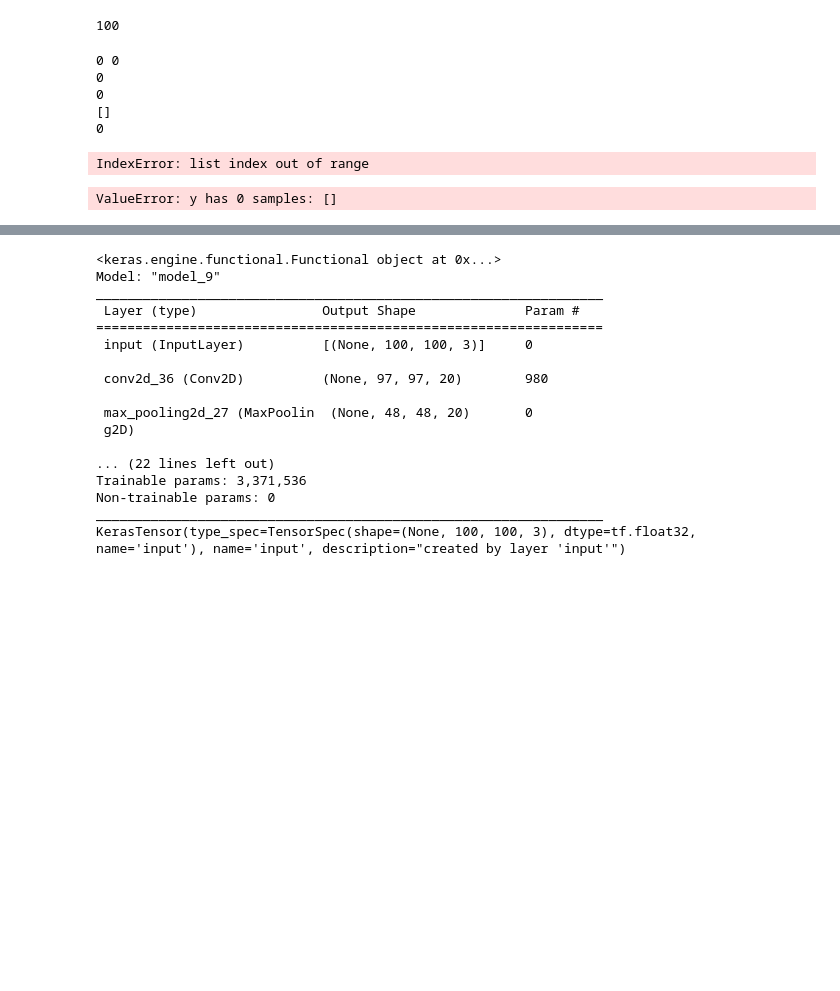
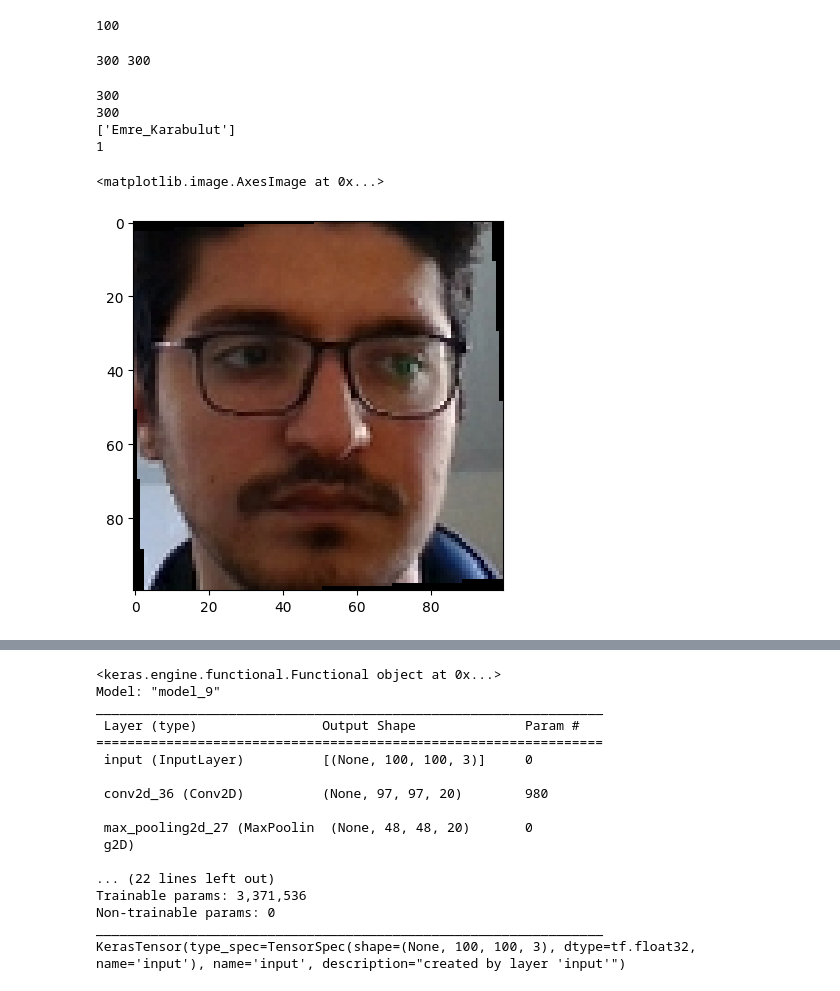
Before and after one commit to EmreKARABLT/chatBot, a Jupyter notebook: ImageProcessing/CNN/cnn_last_version.ipynb, the cells around one changed output, grey strips where cells are left out. Cells and saved outputs as stored; diff of their text form; code cells hidden in the pictures; blank space fills up the shorter version.

```diff
--- a/ImageProcessing/CNN/cnn_last_version.ipynb
+++ b/ImageProcessing/CNN/cnn_last_version.ipynb
@@ -75,13 +75,14 @@ len(x_images)
 LFW data set created
 100
 # %%
-def data_aug(x_images, y_labels):
+def data_aug(x_images, y_labels , copy_number_per_image):
     data = []
     labels = []
     for i in range(len(x_images)):
         img = x_images[i]
         label = y_labels[i]
-        for j in range(3):
+
+        for j in range(copy_number_per_image):
 
             img_ = tf.image.stateless_random_brightness(img, max_delta=0.02, seed=(1, 2))
             img_ = tf.image.stateless_random_contrast(img_, lower=0.6, upper=1, seed=(1,3))
@@ -96,48 +97,50 @@ def data_aug(x_images, y_labels):
 # %%
 import random
 from scipy import ndimage
+
 
 # def hist_eq(img):
 #
 #     clahe = cv2.createCLAHE(clipLimit=2.0, tileGridSize=(8, 8))
 #     equalized = clahe.apply(img)
 #     noisy = random_noise(equalized, mode='gaussian', clip=True,mean=0 ,var=1)
 #     return noisy
 # for im,label in zip(x_images, y_labels):
 #     print(type(im), label)
-X,Y = data_aug(x_images,y_labels)
-#
+copy_number = 3
+X,Y = data_aug(x_images,y_labels , 3 )
 
 X_filtered = []
 Y_filtered = []
 
-min_number_of_images_exists_per_person = 90
-max_number_of_images_per_person_in_dataset = 270
+min_number_of_images_exists_per_person = 100
+max_number_of_images_per_person_in_dataset = 100
 
-labels = np.array(y_labels)
+labels = np.array(Y)
 for x , y  in zip(X,Y):
-    if len(np.where(labels == y)[0]) >= min_number_of_images_exists_per_person and len(np.where(np.array(Y_filtered) == y)[0]) <= max_number_of_images_per_person_in_dataset:
+    if len(np.where(labels == y)[0]) >= min_number_of_images_exists_per_person * copy_number and len(np.where(np.array(Y_filtered) == y)[0]) <= max_number_of_images_per_person_in_dataset * copy_number:
         random_rotate_angle = random.randint(-5,5)
         random_flip_prob_threshold = 0.5
         if random.random() < random_flip_prob_threshold:
             x = np.flip(x , 1)
         x = ndimage.rotate(x, random_rotate_angle , reshape=False)
         X_filtered.append(x)
         Y_filtered.append(y)
 print(len(X_filtered))
 print(len(Y_filtered))
 print(np.unique(Y_filtered))
 n = len(np.unique(Y_filtered))
 print(n)
 
 plt.imshow(X_filtered[10] , cmap='gray')
 # %% [output]
-0 0
-0
-0
-[]
-0
+300 300
-IndexError: list index out of range
+300
+300
+['Emre_Karabulut']
+1
+<matplotlib.image.AxesImage at 0x...>
+[figure, added]
 # %%
 encoder = LabelBinarizer()
 
@@ -148,6 +151,4 @@ Y_encoded = encoder.fit_transform(Y_filtered)
 
 X_train, X_test, Y_train, Y_test = train_test_split(X_filtered,Y_encoded,test_size = 0.2 , shuffle=True , stratify=Y_encoded)
 X_train, X_val, Y_train, Y_val = train_test_split(X_train,Y_train,test_size = 0.30 , shuffle=True, stratify=Y_train)
-# %% [output]
-ValueError: y has 0 samples: []
 # %%
```
Also changed, not shown: parts of 2 cells of this notebook, 1 other file.
